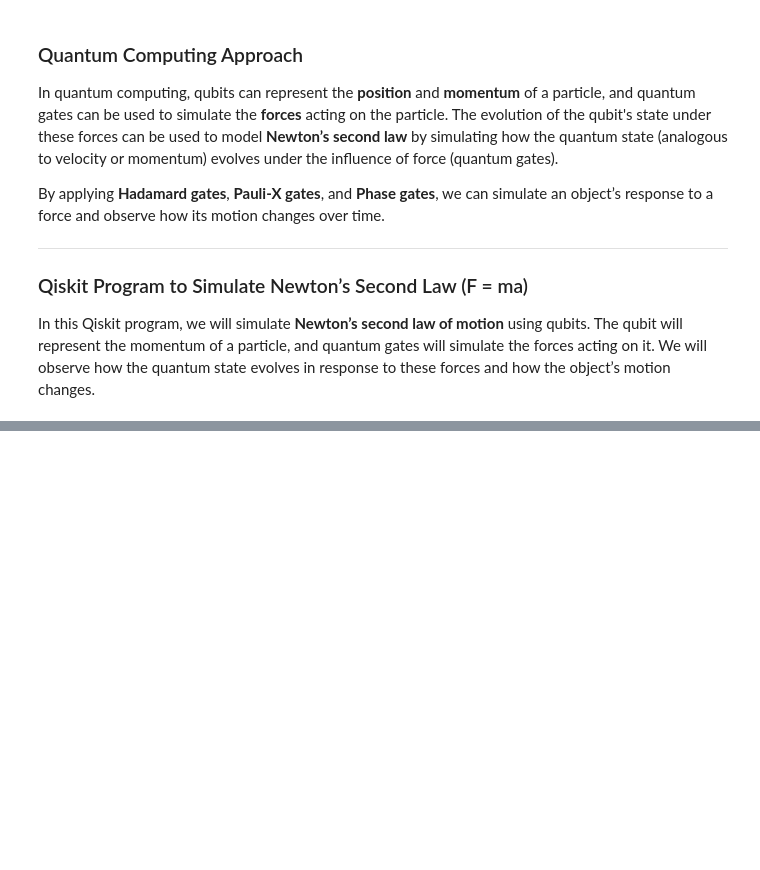
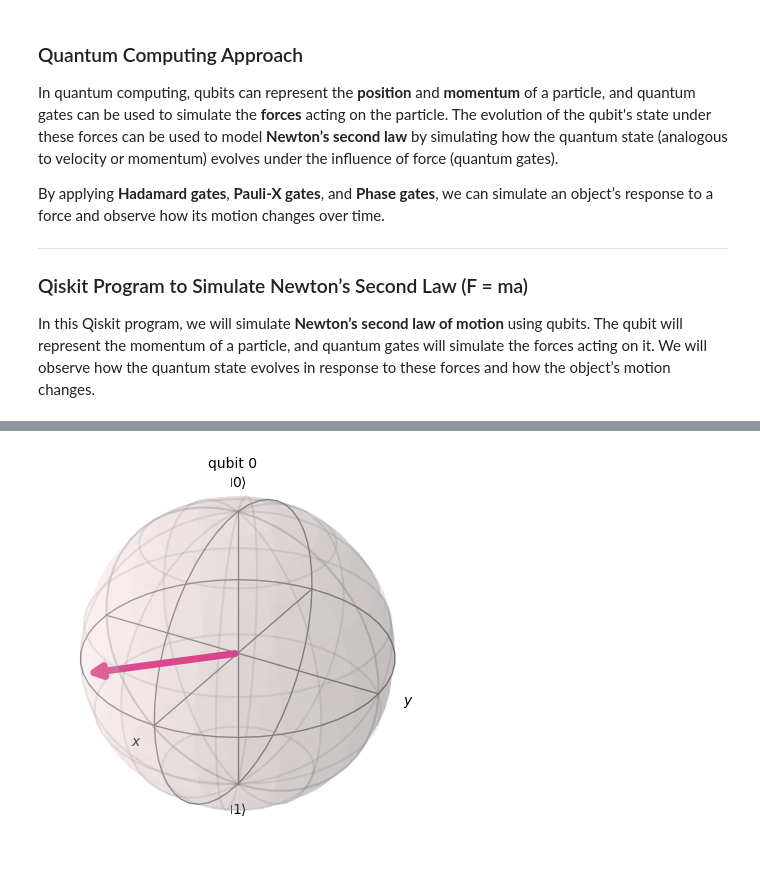
Before and after one commit to iamleoluo/Quantum-Computing-Approach, a Jupyter notebook: Semester I/Topics 1: Newton’s Laws of Motion.ipynb, the cells around one changed output, grey strips where cells are left out. Cells and saved outputs as stored; diff of their text form; code cells hidden in the pictures; blank space fills up the shorter version.

```diff
--- a/Semester I/Topics 1: Newton’s Laws of Motion.ipynb
+++ b/Semester I/Topics 1: Newton’s Laws of Motion.ipynb
@@ -80,0 +91,7 @@ NameError: name 'StatevectorSimulator' is not defined
+# %%
+# Step 5: Apply a Pauli-X gate to simulate the reaction force (Newton’s Third Law)
+# This simulates the opposite reaction, such as the recoil of an object, by flipping the qubit’s state
+qc.x(0)
+plot_bloch_multivector(qc)
+# %% [output]
+[figure, added]
```
Also changed, not shown: parts of 25 cells of this notebook.
